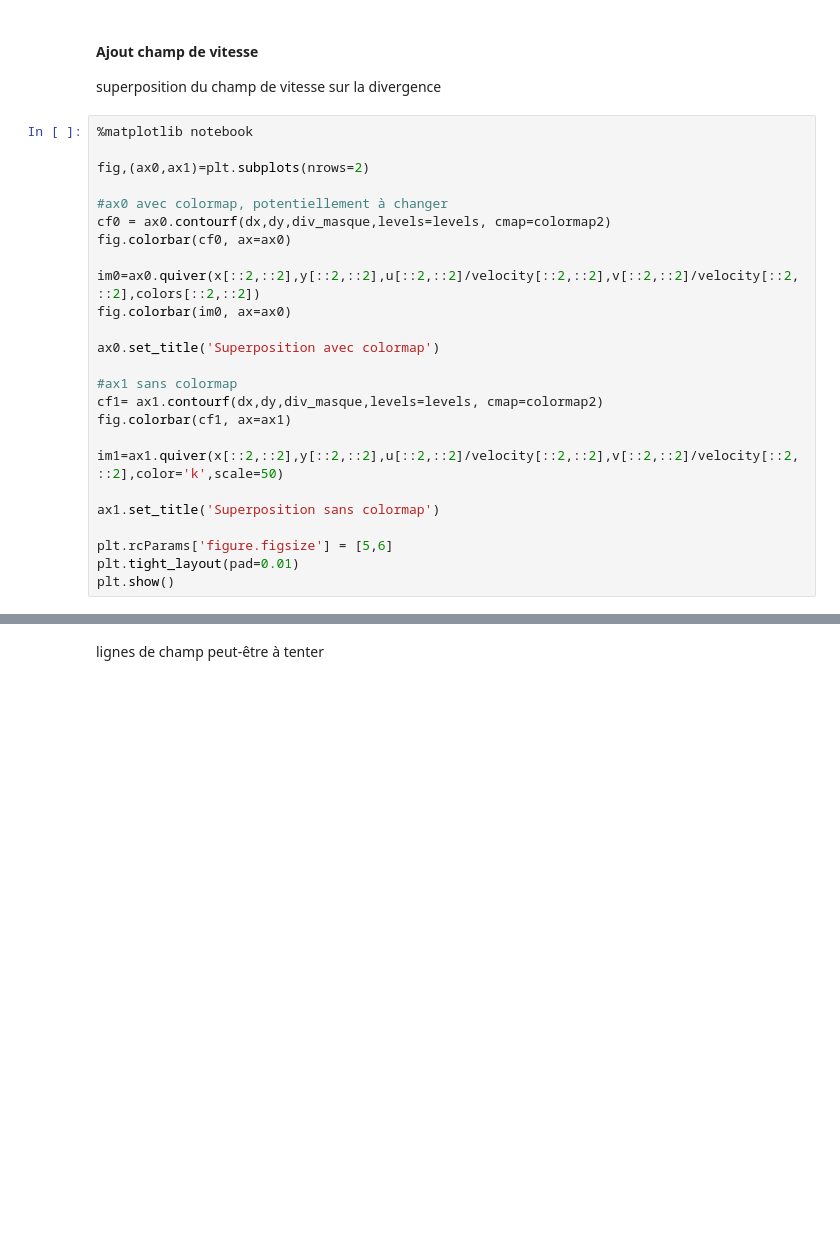
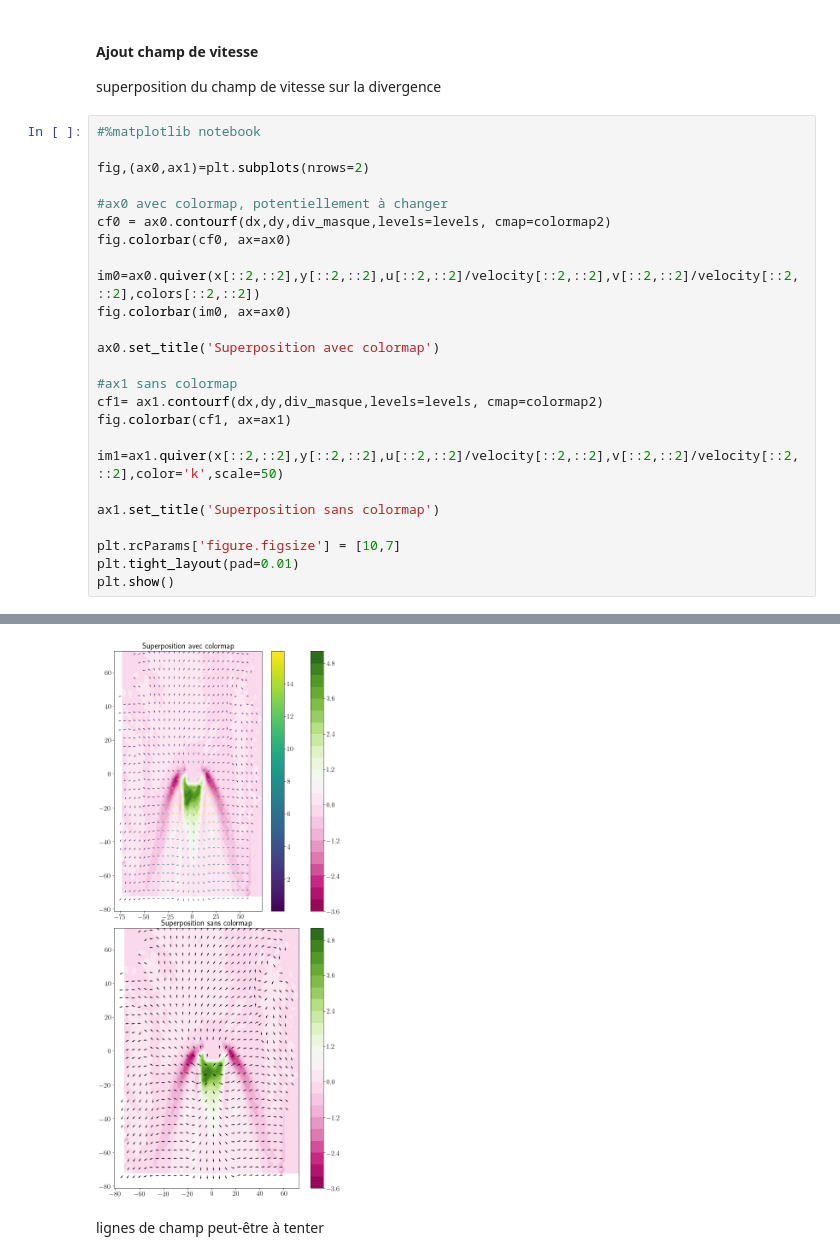
Before and after one commit to Julielmnt/Stage_L3, a Jupyter notebook: Projet_divergence.ipynb, the cells around one changed output, grey strips where cells are left out. Cells and saved outputs as stored; diff of their text form; blank space fills up the shorter version.

```diff
--- a/Projet_divergence.ipynb
+++ b/Projet_divergence.ipynb
@@ -257,7 +272,7 @@ plt.show()
 #### Ajout champ de vitesse
 superposition du champ de vitesse sur la divergence
 # %%
-%matplotlib notebook
+#%matplotlib notebook
 
 fig,(ax0,ax1)=plt.subplots(nrows=2)
 
@@ -278,7 +293,7 @@ im1=ax1.quiver(x[::2,::2],y[::2,::2],u[::2,::2]/velocity[::2,::2],v[::2,::2]/vel
 
 ax1.set_title('Superposition sans colormap')
 
-plt.rcParams['figure.figsize'] = [5,6]
+plt.rcParams['figure.figsize'] = [10,7]
 plt.tight_layout(pad=0.01)
 plt.show()
 # %% [output]
@@ -287,3 +300,4 @@ plt.show()
+[figure, added]
 # %% [markdown]
 lignes de champ peut-être à tenter
 # %% [markdown]
```
Also changed, not shown: parts of 46 cells of this notebook.
